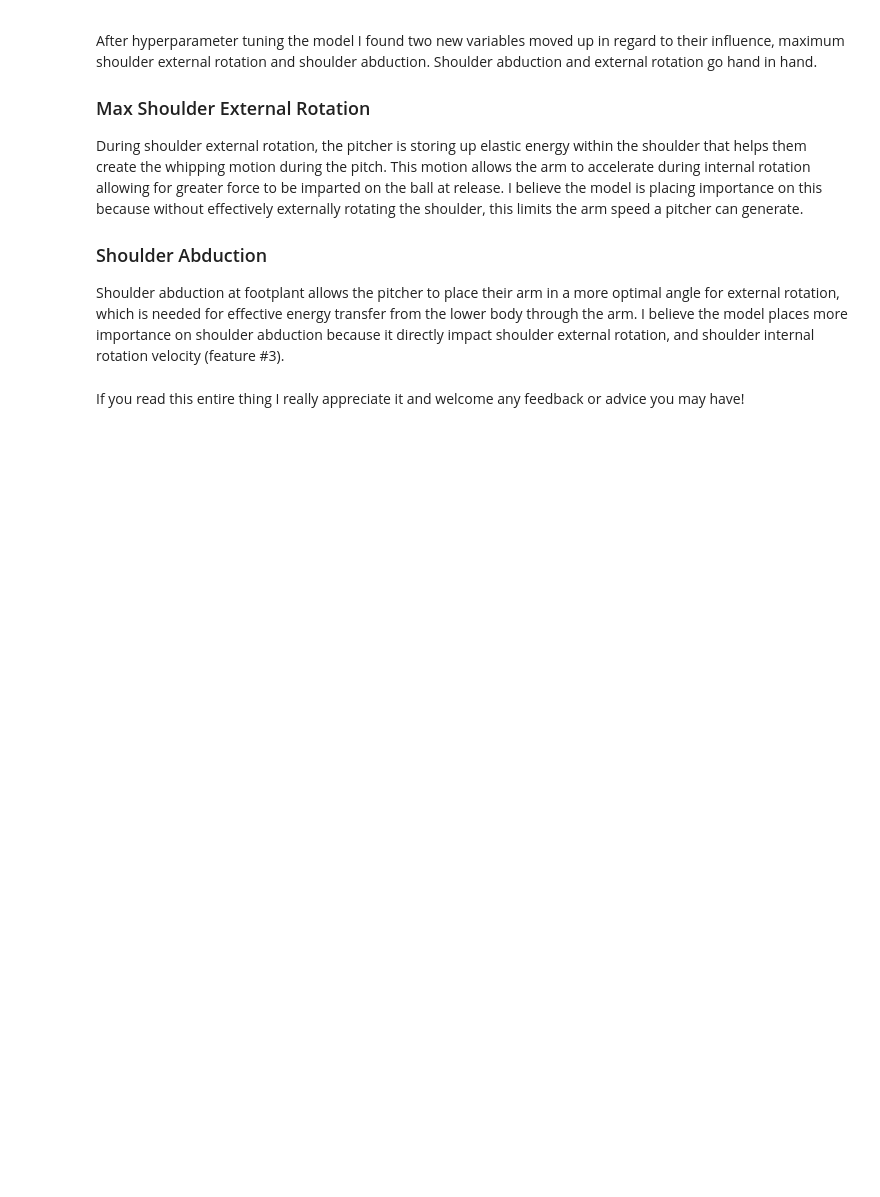
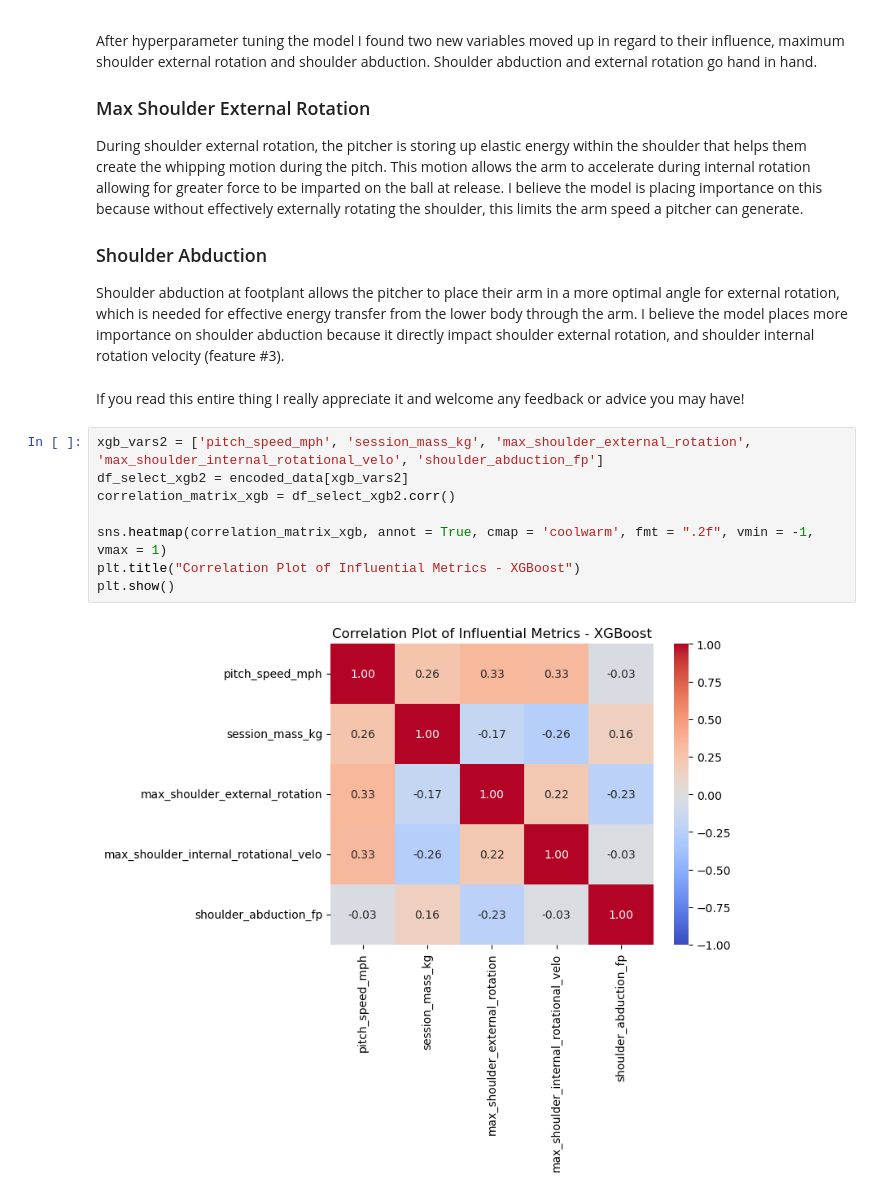
Before and after one commit to jisoawe/Biomech_Pitch_Velo_Prediction, a Jupyter notebook: Biomech_Velo_Prediction.ipynb, the cells around one changed output. Cells and saved outputs as stored; diff of their text form; blank space fills up the shorter version.

Commit message:
added correlation plots, updates to analysis

```diff
--- a/Biomech_Velo_Prediction.ipynb
+++ b/Biomech_Velo_Prediction.ipynb
@@ -514,3 +515,13 @@ During shoulder external rotation, the pitcher is storing up elastic energy with
 Shoulder abduction at footplant allows the pitcher to place their arm in a more optimal angle for external rotation, which is needed for effective energy transfer from the lower body through the arm. I believe the model places more importance on shoulder abduction because it directly impact shoulder external rotation, and shoulder internal rotation velocity (feature #3).
 # %% [markdown]
 If you read this entire thing I really appreciate it and welcome any feedback or advice you may have!
+# %%
+xgb_vars2 = ['pitch_speed_mph', 'session_mass_kg', 'max_shoulder_external_rotation', 'max_shoulder_internal_rotational_velo', 'shoulder_abduction_fp']
+df_select_xgb2 = encoded_data[xgb_vars2]
+correlation_matrix_xgb = df_select_xgb2.corr()
+
+sns.heatmap(correlation_matrix_xgb, annot = True, cmap = 'coolwarm', fmt = ".2f", vmin = -1, vmax = 1)
+plt.title("Correlation Plot of Influential Metrics - XGBoost")
+plt.show()
+# %% [output]
+[figure, added]
```
Also changed, not shown: parts of 1 cell of this notebook.
